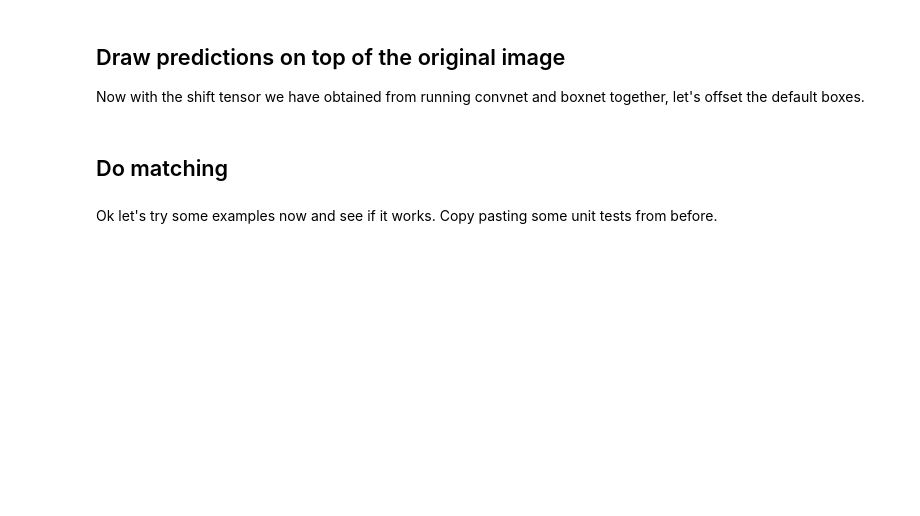
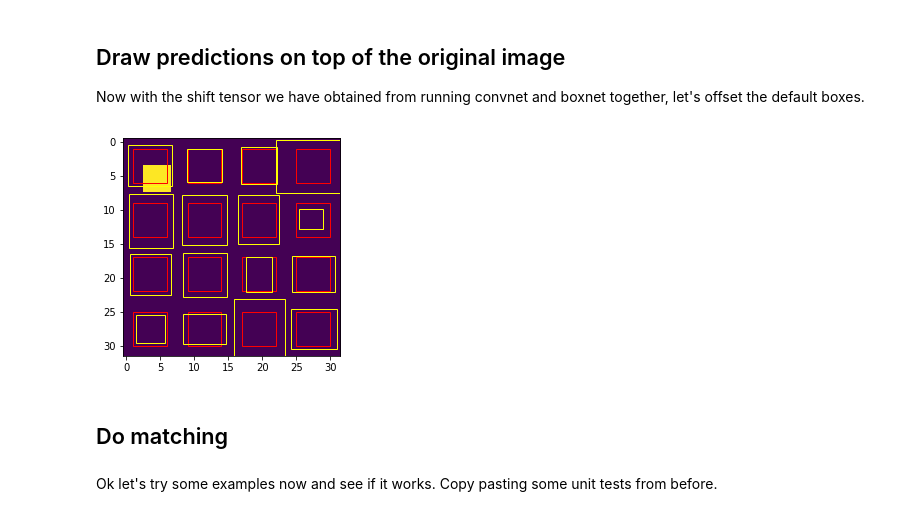
Before and after one commit to thegreatshasha/ssd, a Jupyter notebook: For_Freedom_And_Chains.ipynb, the cells around one changed output. Saved outputs shown, nothing was run; the diff lists cells and outputs as text; code cells hidden in the pictures; blank space fills up the shorter version.

```diff
--- a/For_Freedom_And_Chains.ipynb
+++ b/For_Freedom_And_Chains.ipynb
@@ -148,6 +149,79 @@ dtype('float64')
 # %% [markdown]
 ## Draw predictions on top of the original image
 Now with the shift tensor we have obtained from running convnet and boxnet together, let's offset the default boxes.
+# %%
+def get_pred_boxes(shift_vals, default_boxes ):
+    """
+    Get predicted boxes by combining shift values to default boxes
+    Input:
+
+    shift_values : Shifts generated by the network  NDarray (None, Num of Default boxes, 4+num of classes)
+    Default boxes  : Default boxes generated by the network NDarray (None, Num of Default boxes, 4+num of classes)
+
+    Output:
+
+    Predicted boxes  : Predicted boxes, same shape as default boxes  NDarray (None, Num of Default boxes, 4+num of classes)
+
+    """
+    shift_vals= shift_vals.reshape(4*4,6)
+
+    shifts = shift_vals
+    def_boxes= default_boxes
+
+
+    cx_pred = (shifts[:,0]*shifts[:,2])+def_boxes[:,0]
+    cy_pred = (shifts[:,1]*shifts[:,2])+def_boxes[:,1]
+
+    H_pred = F.exp(shifts[:,2])*def_boxes[:,2]
+    W_pred = F.exp(shifts[:,3])*def_boxes[:,3]
+
+    class1 = shifts[:,4]
+    class2 = shifts[:,5]
+
+
+    pred_boxes = F.vstack((cx_pred,cy_pred,W_pred,H_pred, class1, class2))
+    pred_boxes = F.transpose(pred_boxes)
+
+    return  pred_boxes
+
+
+def draw_pred_boxes(prediction_boxes, default_boxes):
+    """Draw predicted boxes on the original image """
+
+    pred_boxes= prediction_boxes
+    def_boxes =default_boxes.data
+    pred_boxes = get_pred_boxes(shifts, def_boxes)
+
+    boxes = pred_boxes.data
+
+    plt.figure()
+    ax = plt.axes()
+
+    for i in range(def_boxes.shape[0]):
+        box = def_boxes[i]
+        box2 =boxes[i]
+        box = center_to_coords(box)
+        box2 = center_to_coords(box2)
+        ax.imshow(img[0,0,:,:])
+
+        default_boxes = patches.Rectangle((box[0], box[1]), box[2]-box[0], box[3]-box[1], fill=False, color = 'red')
+        pred_boxes = patches.Rectangle((box2[0], box2[1]), box2[2]-box2[0], box2[3]-box2[1], fill=False, color = 'yellow')
+
+        ax.add_patch(default_boxes)
+        ax.add_patch(pred_boxes)
+
+
+    plt.show()
+#     plt.savefig('shifts')
+
+
+
+
+
+pred_boxes = get_pred_boxes(shifts, def_boxes)
+draw_pred_boxes(pred_boxes, def_boxes)
+# %% [output]
+[figure, added]
 # %% [markdown]
 ## Do matching
 # %%
```
Also changed, not shown: parts of 4 cells of this notebook.
